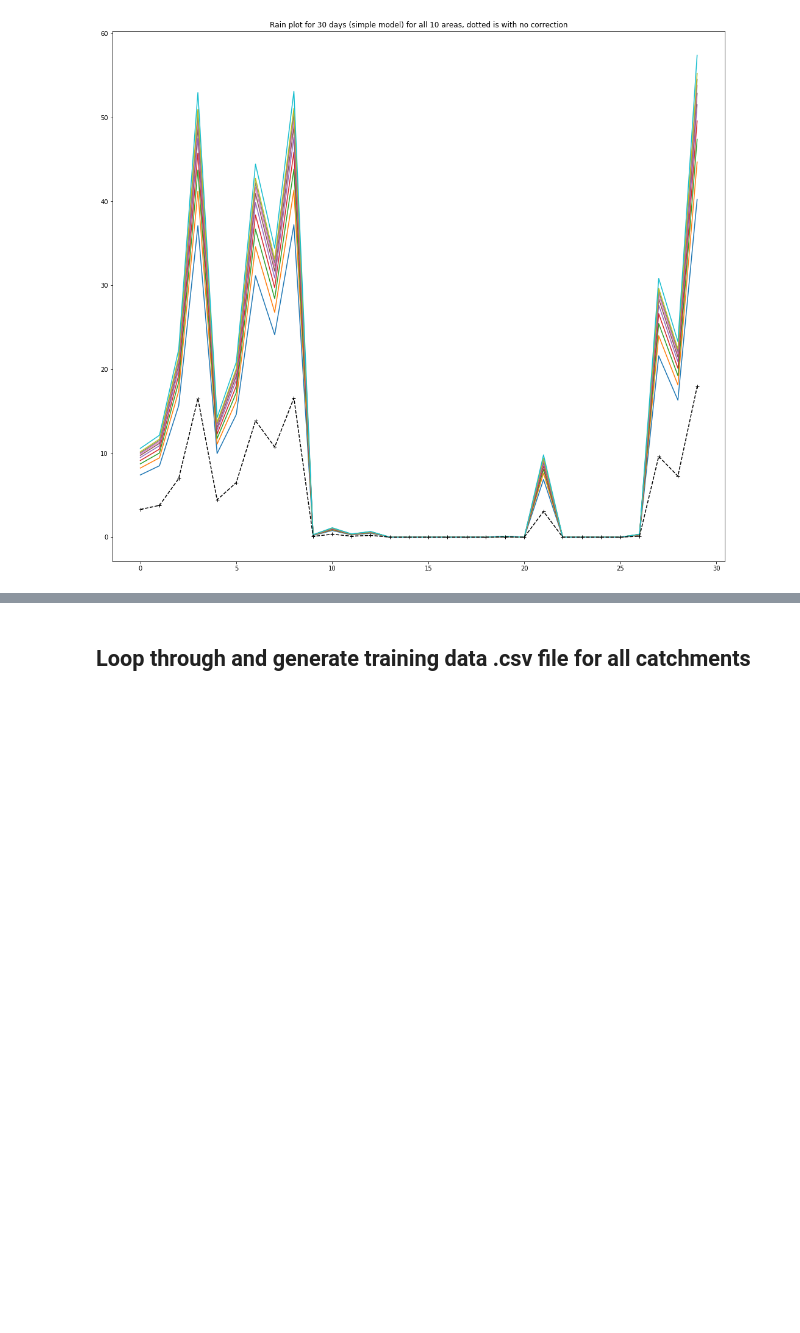
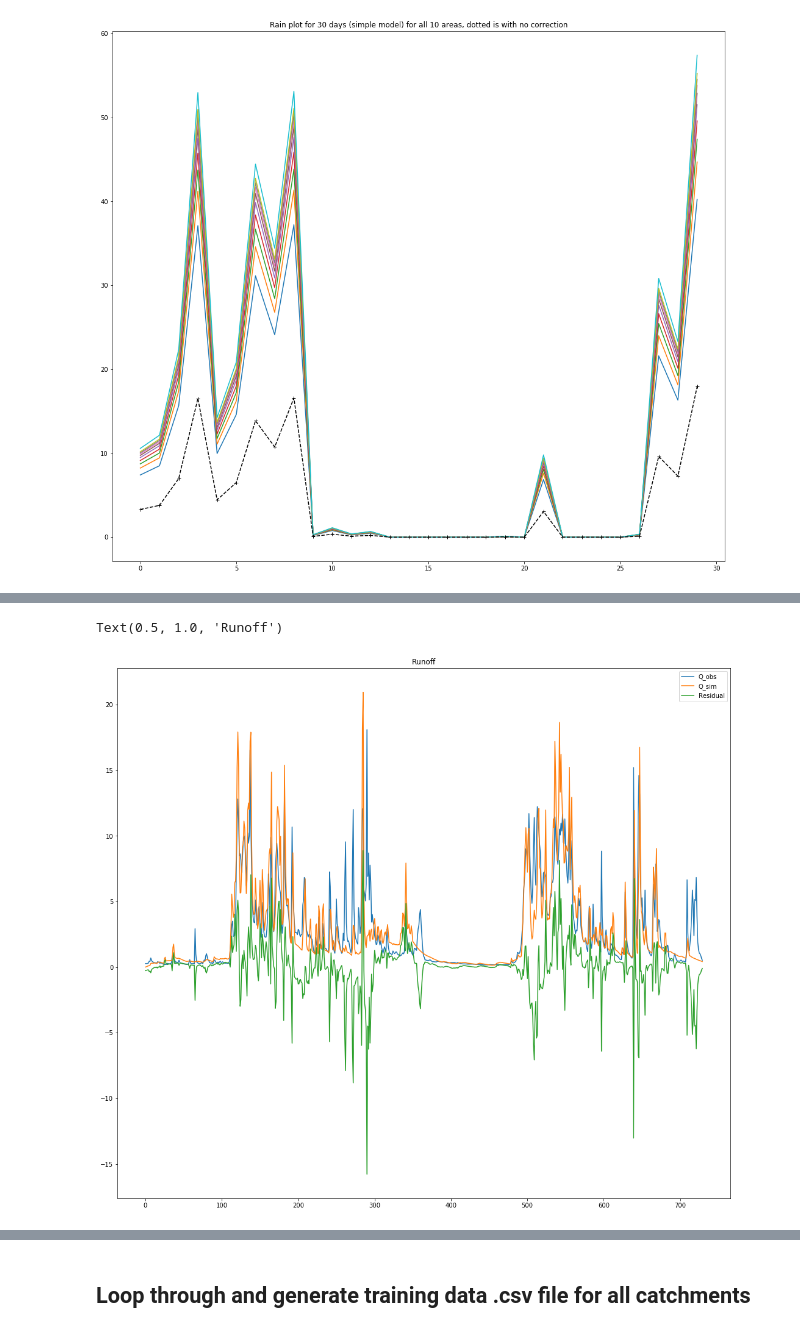
Before and after one commit to chrskj/TTK4853-hbv-ham5, a Jupyter notebook: Python/training_data_parser.ipynb, the cells around one changed output, grey strips where cells are left out. Cells and saved outputs as stored; diff of their text form; code cells hidden in the pictures; blank space fills up the shorter version.

```diff
--- a/Python/training_data_parser.ipynb
+++ b/Python/training_data_parser.ipynb
@@ -297,0 +321,10 @@ df.head()
+# %%
+plt.figure(figsize=(18, 16))
+plt.plot(df["Q_obs"][0:365 * 2])
+plt.plot(df["Q_sim"][0:365 * 2])
+plt.plot(df["Residual"][0:365 * 2])
+plt.legend(["Q_obs", "Q_sim","Residual"])
+plt.title("Runoff")
+# %% [output]
+Text(0.5, 1.0, 'Runoff')
+[figure, added]
```
Also changed, not shown: parts of 9 cells of this notebook, 18 other files.
